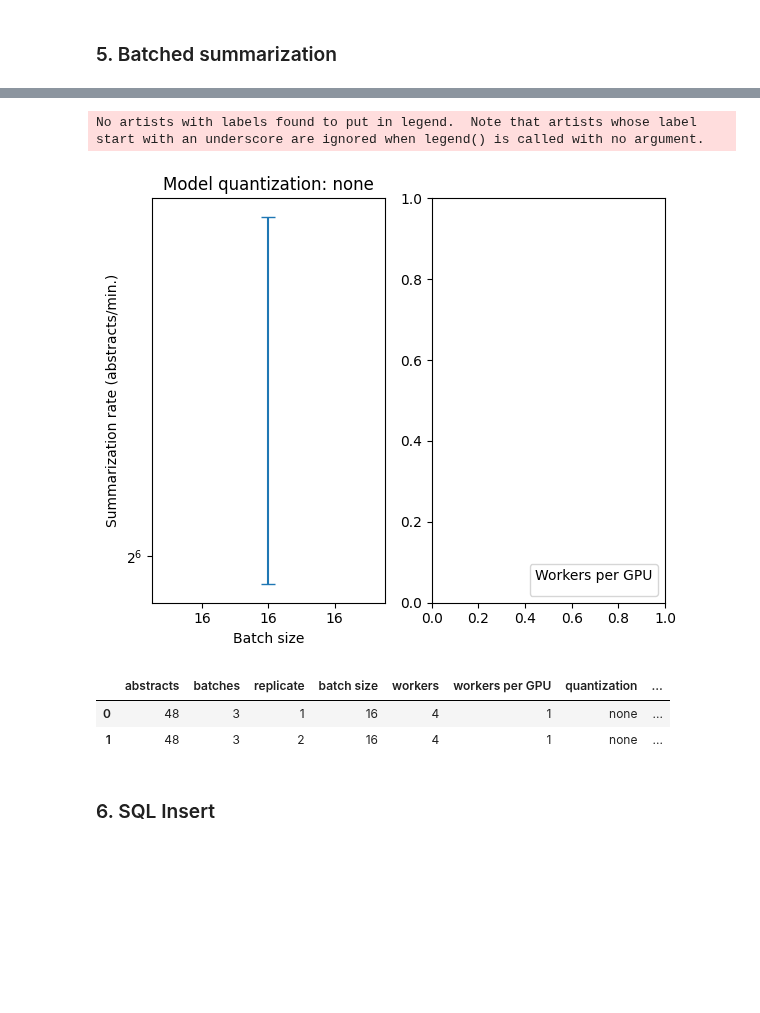
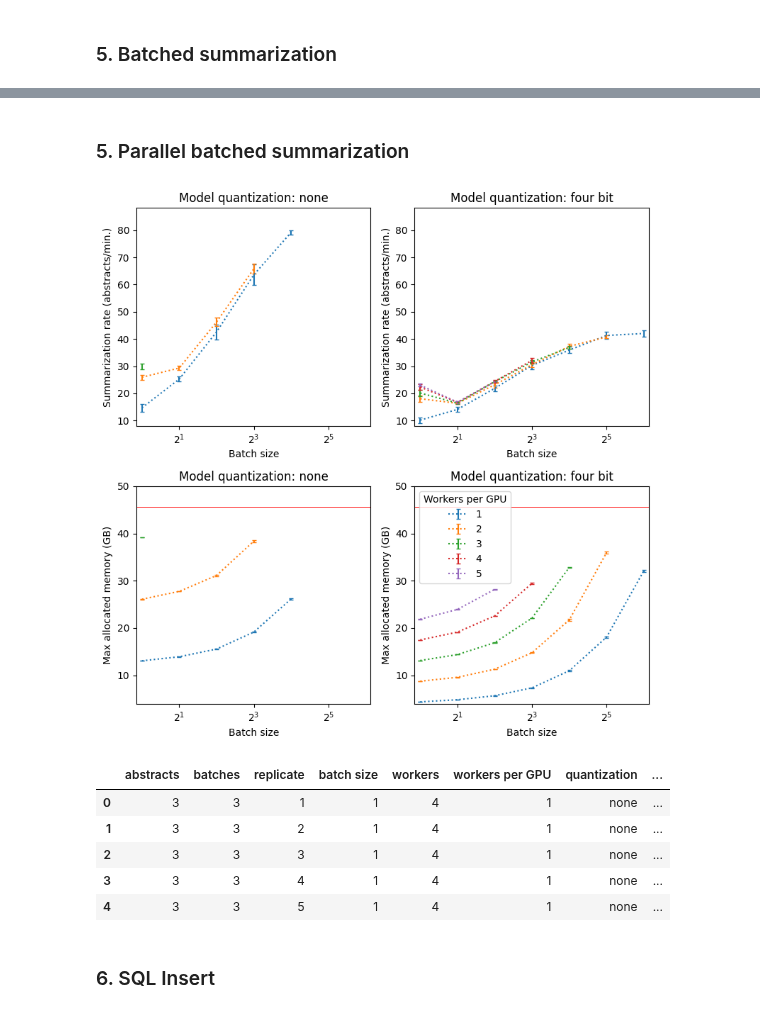
Before and after one commit to gperdrizet/PUBSUM, a Jupyter notebook: pubsum/notebooks/benchmarking_results.ipynb, the cells around one changed output, grey strips where cells are left out. Cells and saved outputs as stored; diff of their text form; code cells hidden in the pictures; blank space fills up the shorter version.

Commit message:
Refactored logic to clean out-of-memory error causing causing conditions out of batch summarization plot.

```diff
--- a/pubsum/notebooks/benchmarking_results.ipynb
+++ b/pubsum/notebooks/benchmarking_results.ipynb
@@ -80,14 +88,18 @@ data.head()
+# %% [markdown]
+### 5. Parallel batched summarization
 # %%
 data, plt = plot_funcs.parallel_batched_summarization_plot('../benchmarks/parallel_batched_summarization/results.csv')
 
 plt.show()
-data.head(20)
+data.head()
 # %% [output]
-No artists with labels found to put in legend.  Note that artists whose label start with an underscore are ignored when legend() is called with no argument.
-[figure, old version]
+[figure, new version]
 |  | abstracts | batches | replicate | batch size | workers | workers per GPU | quantization | ... |
-| 0 | 48 | 3 | 1 | 16 | 4 | 1 | none | ... |
-| 1 | 48 | 3 | 2 | 16 | 4 | 1 | none | ... |
+| 0 | 3 | 3 | 1 | 1 | 4 | 1 | none | ... |
+| 1 | 3 | 3 | 2 | 1 | 4 | 1 | none | ... |
+| 2 | 3 | 3 | 3 | 1 | 4 | 1 | none | ... |
+| 3 | 3 | 3 | 4 | 1 | 4 | 1 | none | ... |
+| 4 | 3 | 3 | 5 | 1 | 4 | 1 | none | ... |
 # %% [markdown]
 ### 6. SQL Insert
 # %%
```
Also changed, not shown: parts of 8 cells of this notebook, 1 other file.
